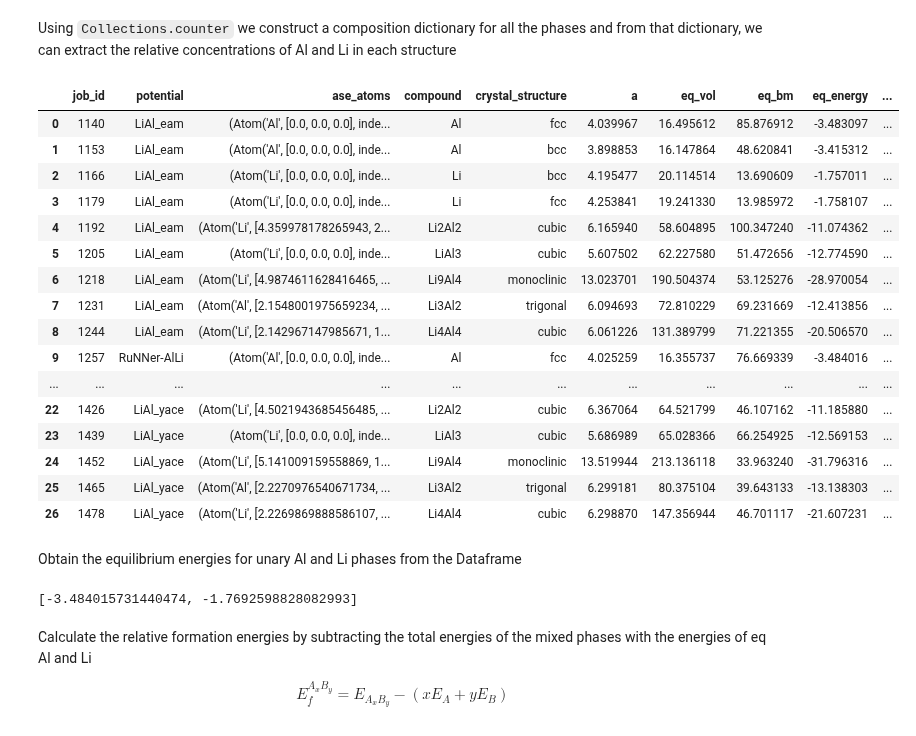
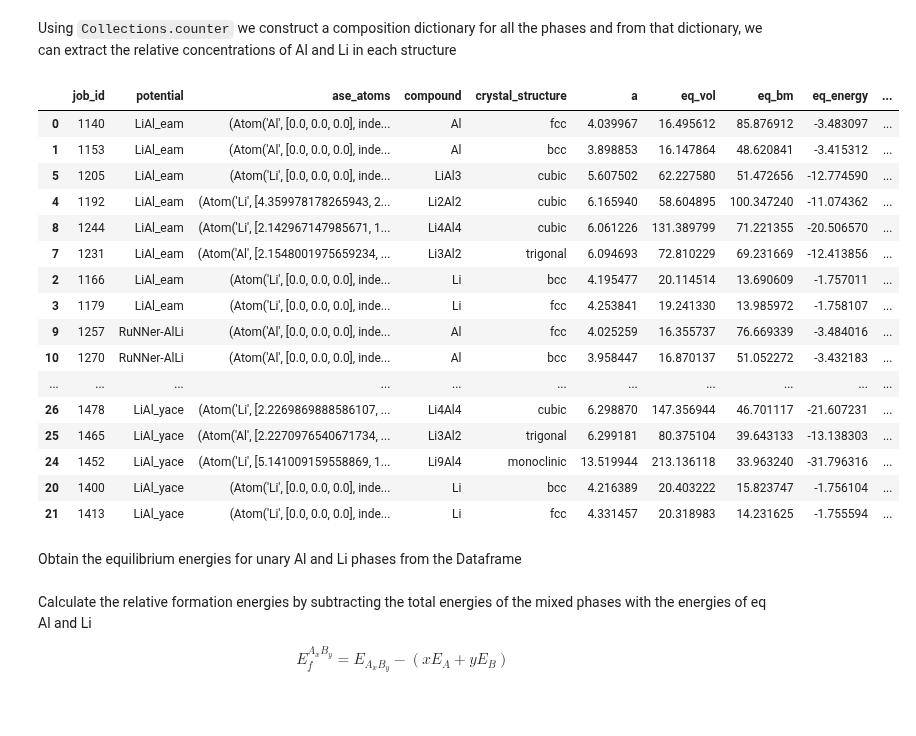
Before and after one commit to pyiron-workshop/potentials-workshop-2022, a Jupyter notebook: validation/validation_LiAl.ipynb, the cells around one changed output. Cells and saved outputs as stored; diff of their text form; code cells hidden in the pictures.

```diff
--- a/validation/validation_LiAl.ipynb
+++ b/validation/validation_LiAl.ipynb
@@ -575,41 +575,52 @@ data_convexhull.head(2)
 # %% [markdown]
 Using `Collections.counter` we construct a composition dictionary for all the phases and from that dictionary, we can extract the relative concentrations of Al and Li in each structure
 # %%
-data_convexhull["comp_dict"] = data_convexhull["ase_atoms"].map(lambda at: Counter(at.get_chemical_symbols()))
-data_convexhull["n_Al"] = data_convexhull["comp_dict"].map(lambda d: d.get("Al",0))
-data_convexhull["n_Li"] = data_convexhull["comp_dict"].map(lambda d: d.get("Li",0))
+def get_e_form(data_convexhull):
+    data_convexhull["comp_dict"] = data_convexhull["ase_atoms"].map(lambda at: Counter(at.get_chemical_symbols()))
+    data_convexhull["n_Al"] = data_convexhull["comp_dict"].map(lambda d: d.get("Al",0))
+    data_convexhull["n_Li"] = data_convexhull["comp_dict"].map(lambda d: d.get("Li",0))
 
-data_convexhull["cAl"]= data_convexhull["n_Al"]/data_convexhull["n_atoms"] * 100
-data_convexhull["cLi"]= data_convexhull["n_Li"]/data_convexhull["n_atoms"] * 100
+    data_convexhull["cAl"]= data_convexhull["n_Al"]/data_convexhull["n_atoms"] * 100
+    data_convexhull["cLi"]= data_convexhull["n_Li"]/data_convexhull["n_atoms"] * 100
 
+    E_f_Al = data_convexhull.loc[data_convexhull["n_Li"]==0,"eq_energy"].min()
+    E_f_Li = data_convexhull.loc[data_convexhull["n_Al"]==0,"eq_energy"].min()
+
+    data_convexhull["E_form"]=(data_convexhull["eq_energy"])-(data_convexhull[["n_Al","n_Li"]].values * [E_f_Al, E_f_Li]).sum(axis=1)
+    data_convexhull["E_form_per_atom"] = data_convexhull["E_form"]/data_convexhull["n_atoms"] * 1e3
+
+    data_convexhull = data_convexhull.sort_values("cLi")
+
+    return data_convexhull
+
+df_eam = get_e_form(data_murn[data_murn["potential"]=="LiAl_eam"].copy())
+mask = df_eam["compound"]=="Li9Al4"
+df_eam = df_eam[~mask]
+df_nnp = get_e_form(data_murn[data_murn["potential"]=="RuNNer-AlLi"].copy())
+df_ace = get_e_form(data_murn[data_murn["potential"]=="LiAl_yace"].copy())
+
+data_convexhull = pd.concat([df_eam,df_nnp,df_ace])
 data_convexhull
 # %% [output]
 |  | job_id | potential | ase_atoms | compound | crystal_structure | a | eq_vol | eq_bm | eq_energy | ... |
 | 0 | 1140 | LiAl_eam | (Atom('Al', [0.0, 0.0, 0.0], inde... | Al | fcc | 4.039967 | 16.495612 | 85.876912 | -3.483097 | ... |
 | 1 | 1153 | LiAl_eam | (Atom('Al', [0.0, 0.0, 0.0], inde... | Al | bcc | 3.898853 | 16.147864 | 48.620841 | -3.415312 | ... |
+| 5 | 1205 | LiAl_eam | (Atom('Li', [0.0, 0.0, 0.0], inde... | LiAl3 | cubic | 5.607502 | 62.227580 | 51.472656 | -12.774590 | ... |
+| 4 | 1192 | LiAl_eam | (Atom('Li', [4.359978178265943, 2... | Li2Al2 | cubic | 6.165940 | 58.604895 | 100.347240 | -11.074362 | ... |
+| 8 | 1244 | LiAl_eam | (Atom('Li', [2.142967147985671, 1... | Li4Al4 | cubic | 6.061226 | 131.389799 | 71.221355 | -20.506570 | ... |
+| 7 | 1231 | LiAl_eam | (Atom('Al', [2.1548001975659234, ... | Li3Al2 | trigonal | 6.094693 | 72.810229 | 69.231669 | -12.413856 | ... |
 | 2 | 1166 | LiAl_eam | (Atom('Li', [0.0, 0.0, 0.0], inde... | Li | bcc | 4.195477 | 20.114514 | 13.690609 | -1.757011 | ... |
 | 3 | 1179 | LiAl_eam | (Atom('Li', [0.0, 0.0, 0.0], inde... | Li | fcc | 4.253841 | 19.241330 | 13.985972 | -1.758107 | ... |
-| 4 | 1192 | LiAl_eam | (Atom('Li', [4.359978178265943, 2... | Li2Al2 | cubic | 6.165940 | 58.604895 | 100.347240 | -11.074362 | ... |
-| 5 | 1205 | LiAl_eam | (Atom('Li', [0.0, 0.0, 0.0], inde... | LiAl3 | cubic | 5.607502 | 62.227580 | 51.472656 | -12.774590 | ... |
-| 6 | 1218 | LiAl_eam | (Atom('Li', [4.9874611628416465, ... | Li9Al4 | monoclinic | 13.023701 | 190.504374 | 53.125276 | -28.970054 | ... |
-| 7 | 1231 | LiAl_eam | (Atom('Al', [2.1548001975659234, ... | Li3Al2 | trigonal | 6.094693 | 72.810229 | 69.231669 | -12.413856 | ... |
-| 8 | 1244 | LiAl_eam | (Atom('Li', [2.142967147985671, 1... | Li4Al4 | cubic | 6.061226 | 131.389799 | 71.221355 | -20.506570 | ... |
 | 9 | 1257 | RuNNer-AlLi | (Atom('Al', [0.0, 0.0, 0.0], inde... | Al | fcc | 4.025259 | 16.355737 | 76.669339 | -3.484016 | ... |
+| 10 | 1270 | RuNNer-AlLi | (Atom('Al', [0.0, 0.0, 0.0], inde... | Al | bcc | 3.958447 | 16.870137 | 51.052272 | -3.432183 | ... |
 | ... | ... | ... | ... | ... | ... | ... | ... | ... | ... | ... |
-| 22 | 1426 | LiAl_yace | (Atom('Li', [4.5021943685456485, ... | Li2Al2 | cubic | 6.367064 | 64.521799 | 46.107162 | -11.185880 | ... |
-| 23 | 1439 | LiAl_yace | (Atom('Li', [0.0, 0.0, 0.0], inde... | LiAl3 | cubic | 5.686989 | 65.028366 | 66.254925 | -12.569153 | ... |
+| 26 | 1478 | LiAl_yace | (Atom('Li', [2.2269869888586107, ... | Li4Al4 | cubic | 6.298870 | 147.356944 | 46.701117 | -21.607231 | ... |
+| 25 | 1465 | LiAl_yace | (Atom('Al', [2.2270976540671734, ... | Li3Al2 | trigonal | 6.299181 | 80.375104 | 39.643133 | -13.138303 | ... |
 | 24 | 1452 | LiAl_yace | (Atom('Li', [5.141009159558869, 1... | Li9Al4 | monoclinic | 13.519944 | 213.136118 | 33.963240 | -31.796316 | ... |
-| 25 | 1465 | LiAl_yace | (Atom('Al', [2.2270976540671734, ... | Li3Al2 | trigonal | 6.299181 | 80.375104 | 39.643133 | -13.138303 | ... |
-| 26 | 1478 | LiAl_yace | (Atom('Li', [2.2269869888586107, ... | Li4Al4 | cubic | 6.298870 | 147.356944 | 46.701117 | -21.607231 | ... |
+| 20 | 1400 | LiAl_yace | (Atom('Li', [0.0, 0.0, 0.0], inde... | Li | bcc | 4.216389 | 20.403222 | 15.823747 | -1.756104 | ... |
+| 21 | 1413 | LiAl_yace | (Atom('Li', [0.0, 0.0, 0.0], inde... | Li | fcc | 4.331457 | 20.318983 | 14.231625 | -1.755594 | ... |
 # %% [markdown]
 Obtain the equilibrium energies for unary Al and Li phases from the Dataframe
-# %%
-E_f_Al = data_convexhull.loc[data_convexhull["n_Li"]==0,"eq_energy"].min()
-E_f_Li = data_convexhull.loc[data_convexhull["n_Al"]==0,"eq_energy"].min()
-
-[E_f_Al, E_f_Li]
-# %% [output]
-[-3.484015731440474, -1.7692598828082993]
 # %% [markdown]
 Calculate the relative formation energies by subtracting the total energies of the mixed phases with the energies of eq Al and Li
 
```
Also changed, not shown: parts of 3 cells of this notebook.
